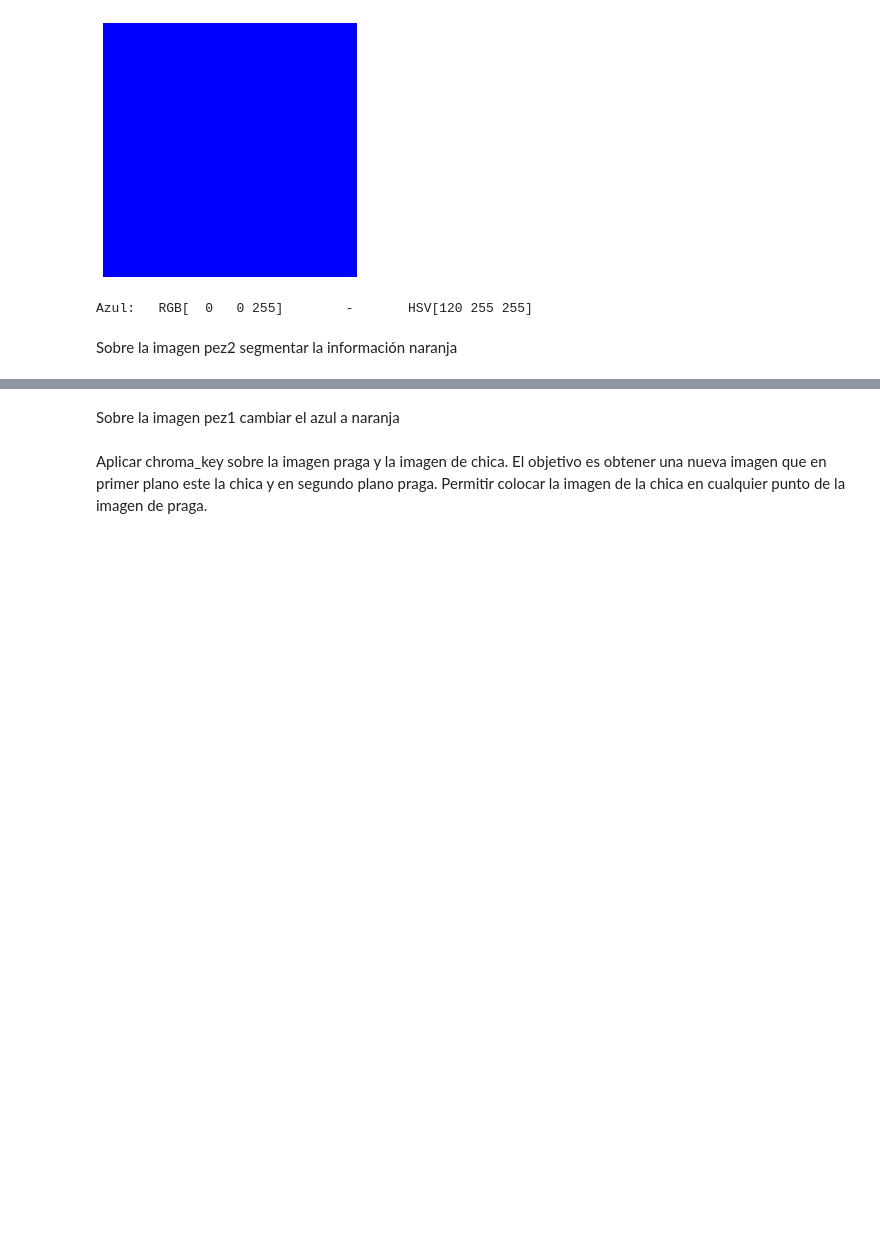
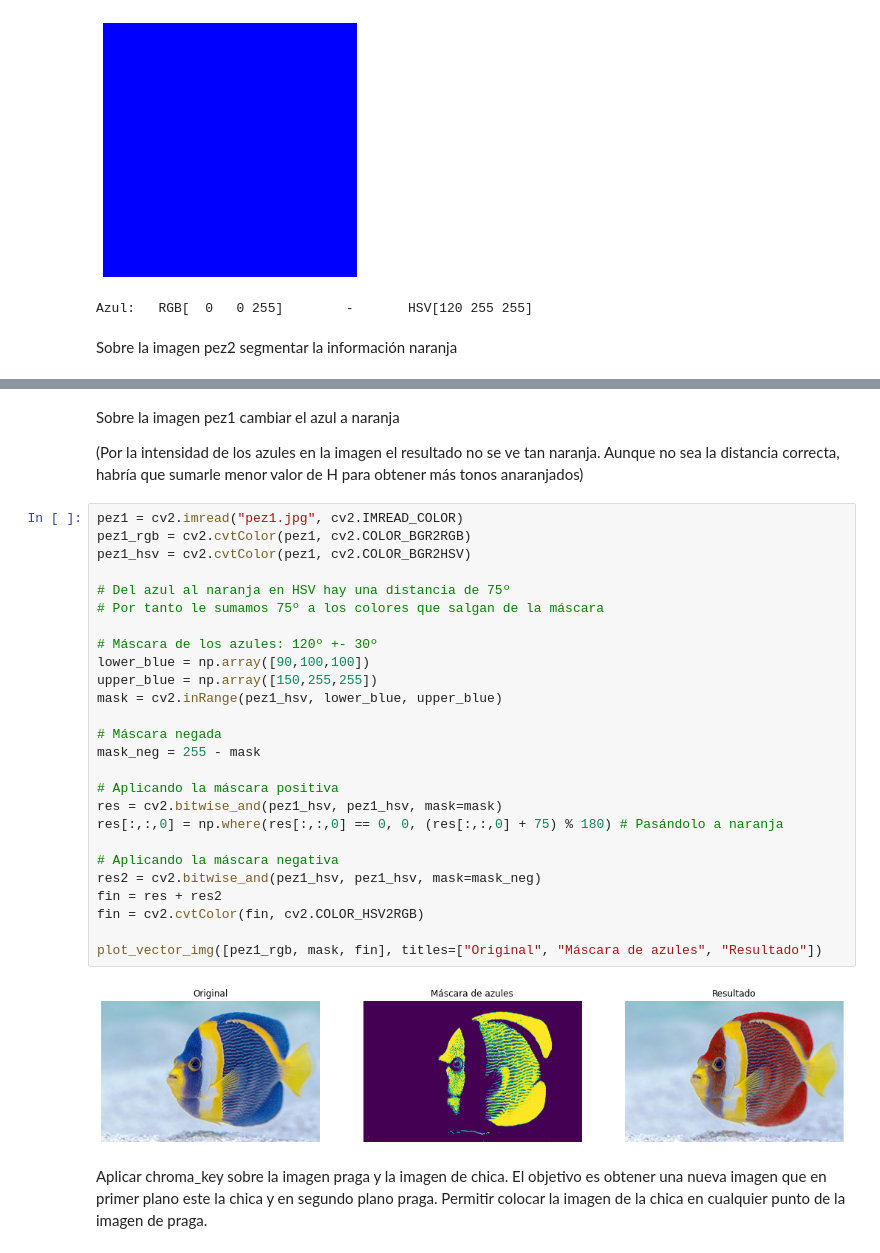
Before and after one commit to IgnacioVellido/DS-Assignments, a Jupyter notebook: VC/P2/Leccion3.ipynb, the cells around one changed output, grey strips where cells are left out. Drawn from its saved outputs; the diff is of its cells as text; blank space fills up the shorter version.

```diff
--- a/VC/P2/Leccion3.ipynb
+++ b/VC/P2/Leccion3.ipynb
@@ -431,7 +164,37 @@ res = cv2.cvtColor(res, cv2.COLOR_BGR2RGB)
 plot_vector_img([pez2_rgb, mask, res], titles=["Original", "Máscara", "Resultado"])
 # %% [output]
 [figure]
-# %% [markdown]
-Sobre la imagen pez1 cambiar el azul a naranja
+# %% [markdown]
+Sobre la imagen pez1 cambiar el azul a naranja
+
+(Por la intensidad de los azules en la imagen el resultado no se ve tan naranja. Aunque no sea la distancia correcta, habría que sumarle menor valor de H para obtener más tonos anaranjados)
+# %%
+pez1 = cv2.imread("pez1.jpg", cv2.IMREAD_COLOR)
+pez1_rgb = cv2.cvtColor(pez1, cv2.COLOR_BGR2RGB)
+pez1_hsv = cv2.cvtColor(pez1, cv2.COLOR_BGR2HSV)
+
+# Del azul al naranja en HSV hay una distancia de 75º
+# Por tanto le sumamos 75º a los colores que salgan de la máscara
+
+# Máscara de los azules: 120º +- 30º
+lower_blue = np.array([90,100,100])
+upper_blue = np.array([150,255,255])
+mask = cv2.inRange(pez1_hsv, lower_blue, upper_blue)
+
+# Máscara negada
+mask_neg = 255 - mask
+
+# Aplicando la máscara positiva
+res = cv2.bitwise_and(pez1_hsv, pez1_hsv, mask=mask)
+res[:,:,0] = np.where(res[:,:,0] == 0, 0, (res[:,:,0] + 75) % 180) # Pasándolo a naranja
+
+# Aplicando la máscara negativa
+res2 = cv2.bitwise_and(pez1_hsv, pez1_hsv, mask=mask_neg)
+fin = res + res2
+fin = cv2.cvtColor(fin, cv2.COLOR_HSV2RGB)
+
+plot_vector_img([pez1_rgb, mask, fin], titles=["Original", "Máscara de azules", "Resultado"])
+# %% [output]
+[figure, added]
 # %% [markdown]
 Aplicar chroma_key sobre la imagen praga y la imagen de chica. El objetivo es obtener una nueva imagen que en primer plano este la chica y en segundo plano praga. Permitir colocar la imagen de la chica en cualquier punto de la imagen de praga.
```
Also changed, not shown: parts of 30 cells of this notebook, 1 other file.
